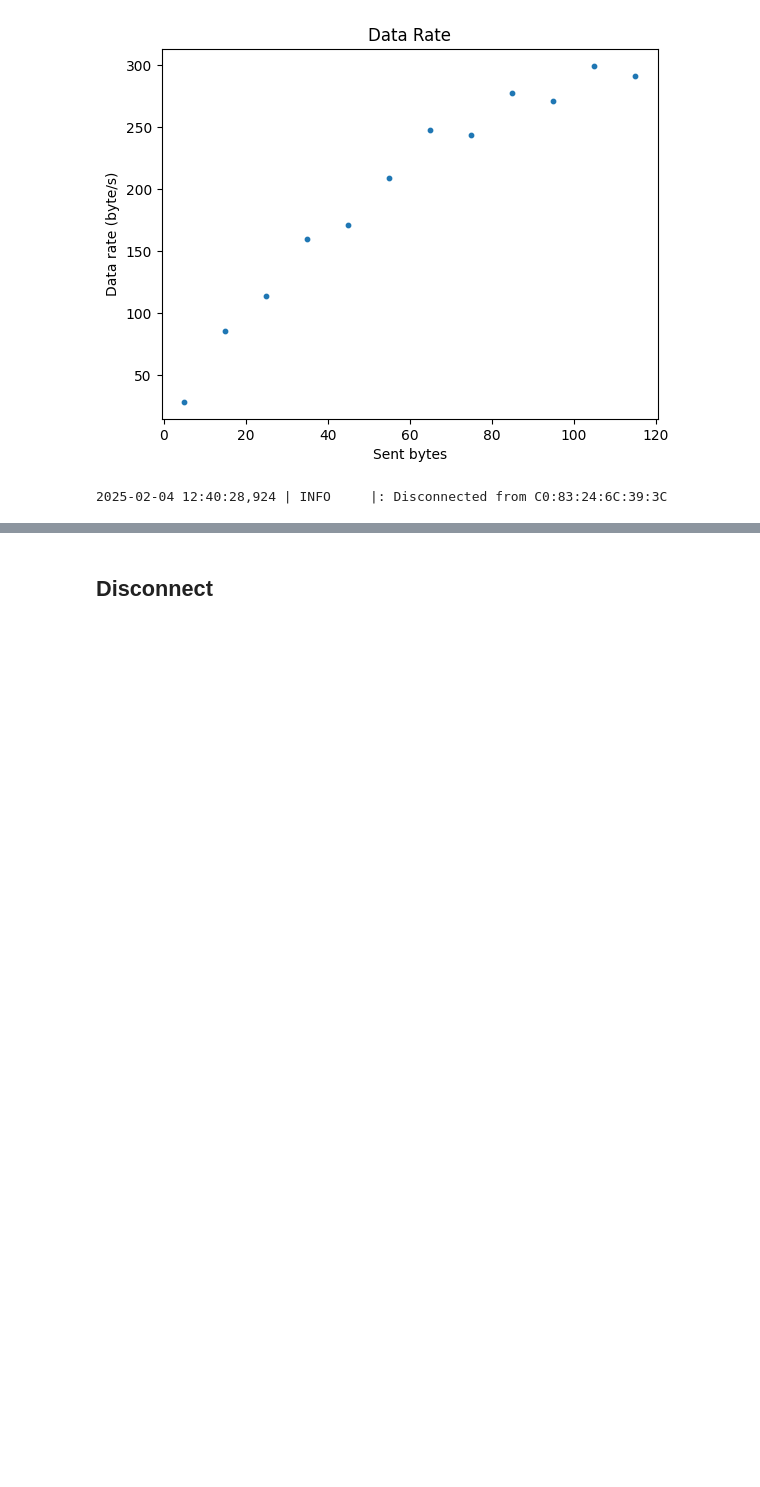
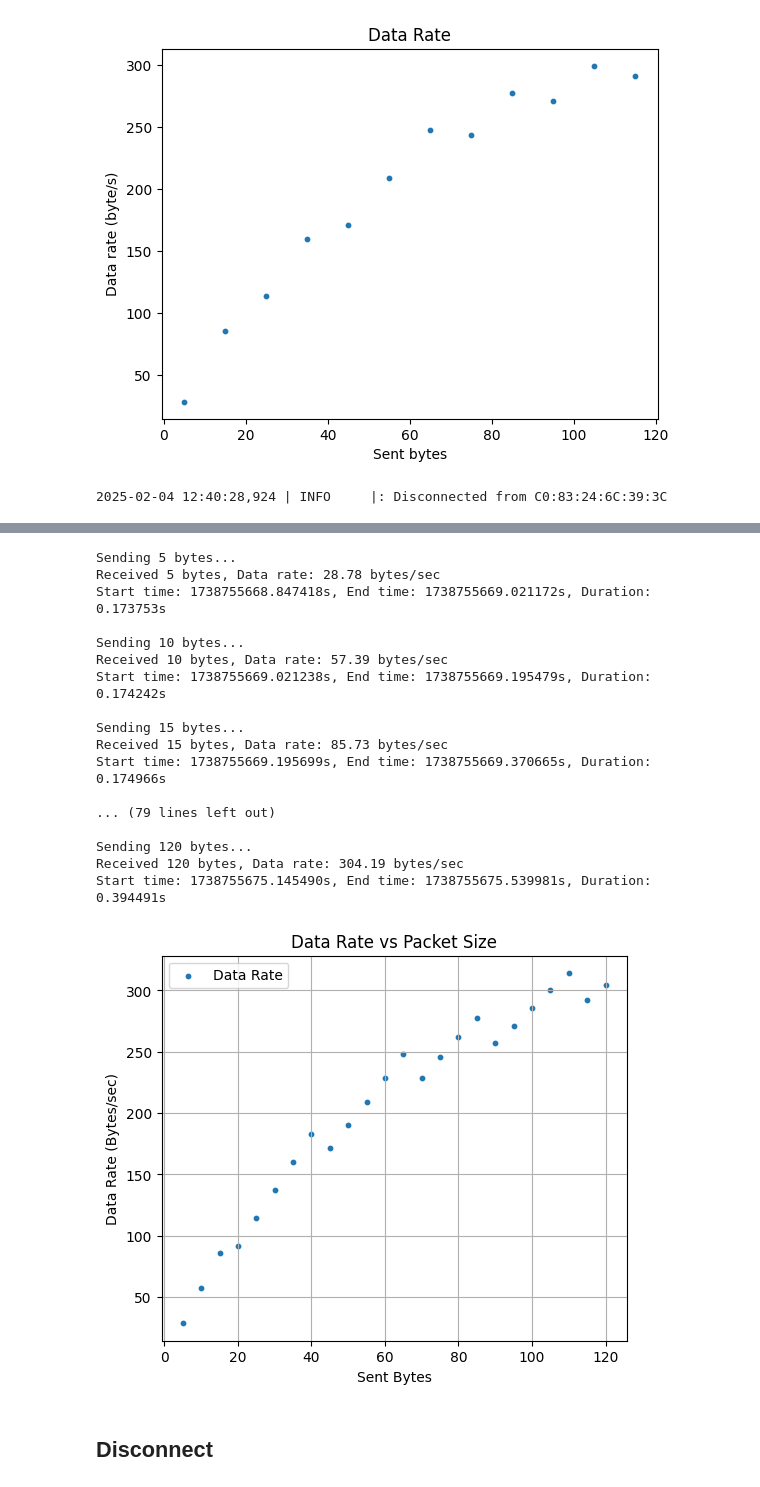
Before and after one commit to kd374/ECE5160, a Jupyter notebook: ble_robot_1.2/ble_python/demo.ipynb, the cells around one changed output, grey strips where cells are left out. Saved outputs shown, nothing was run; the diff lists cells and outputs as text; code cells hidden in the pictures; blank space fills up the shorter version.

```diff
--- a/ble_robot_1.2/ble_python/demo.ipynb
+++ b/ble_robot_1.2/ble_python/demo.ipynb
@@ -382,3 +434,71 @@ aaaaaaaaaaaaaaaaaaaaaaaaaaaaaaaaaaaaaaaaaaaaaaaaaaaaaaaaaaaaaaaaaaaaaaaaaaaaaaaa
+# %%
+import time
+import matplotlib.pyplot as plt
+
+mes = []
+times_array = []
+
+def notification_handler(uuid, byte_array):
+    global mes, times_array
+    received_data = ble.bytearray_to_string(byte_array).strip()
+    message.append(received_data)
+    extract = received_data.split("!")
+    if extract and extract[0].startswith("T: "):
+        time_received = float(extract[0][2:])
+        times_array.append(time_received)
+
+ble.start_notify(ble.uuid['RX_STRING'], notification_handler)
+
+
+sent_bytes = list(range(5, 125, 5))  # in increments of 5
+data_rate = []
+
+for num, byte_size in enumerate(sent_bytes):
+    sent_data = 'a' * byte_size  #
+    # print(sent_data)
+    print(f"Sending {byte_size} bytes...")
+    start_time = time.time()
+    ble.send_command(CMD.CALCULATE_DATA_RATE, sent_data) #call Arduino function
+    received_data = None
+    while not received_data:
+        received_data = ble.receive_string(ble.uuid['RX_STRING'])
+        end_time = time.time()
+
+    transmission_time = end_time - start_time
+    rate = byte_size / transmission_time
+    #print(rate)
+    data_rate.append(rate)
+
+    print(f"Received {byte_size} bytes, Data rate: {rate:.2f} bytes/sec")
+    print(f"Start time: {start_time:.6f}s, End time: {end_time:.6f}s, Duration: {transmission_time:.6f}s\n")
+
+plt.figure(figsize=(6,5))
+plt.scatter(sent_bytes, data_rate, s=10, label="Data Rate")
+plt.xlabel("Sent Bytes")
+plt.ylabel("Data Rate (Bytes/sec)")
+plt.title("Data Rate vs Packet Size")
+plt.legend()
+plt.grid(True)
+plt.show()
+# %% [output]
+Sending 5 bytes...
+Received 5 bytes, Data rate: 28.78 bytes/sec
+Start time: 1738755668.847418s, End time: 1738755669.021172s, Duration: 0.173753s
+
+Sending 10 bytes...
+Received 10 bytes, Data rate: 57.39 bytes/sec
+Start time: 1738755669.021238s, End time: 1738755669.195479s, Duration: 0.174242s
+
+Sending 15 bytes...
+Received 15 bytes, Data rate: 85.73 bytes/sec
+Start time: 1738755669.195699s, End time: 1738755669.370665s, Duration: 0.174966s
+
+... (79 lines left out)
+
+Sending 120 bytes...
+Received 120 bytes, Data rate: 304.19 bytes/sec
+Start time: 1738755675.145490s, End time: 1738755675.539981s, Duration: 0.394491s
+[figure, added]
 # %% [markdown]
 ## Disconnect
 # %% [markdown]
```
Also changed, not shown: parts of 10 cells of this notebook, 38 other files.
